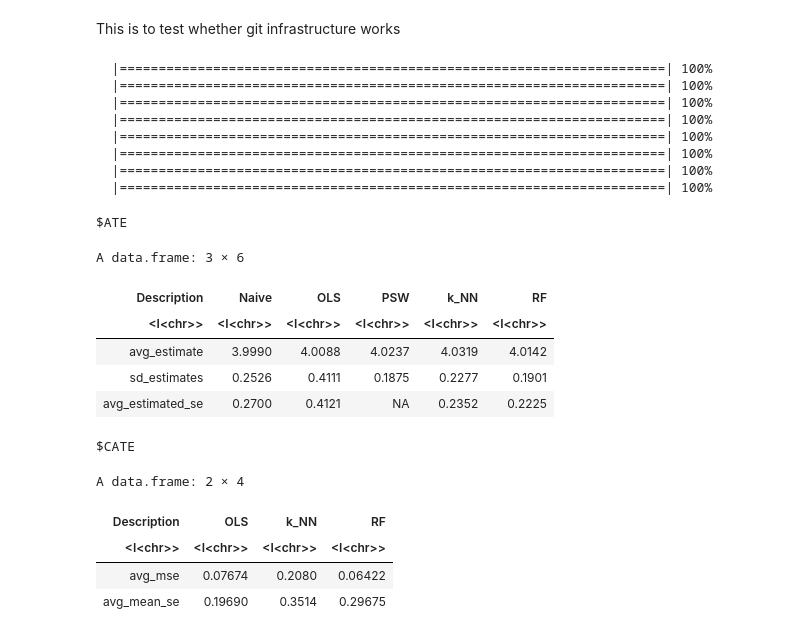
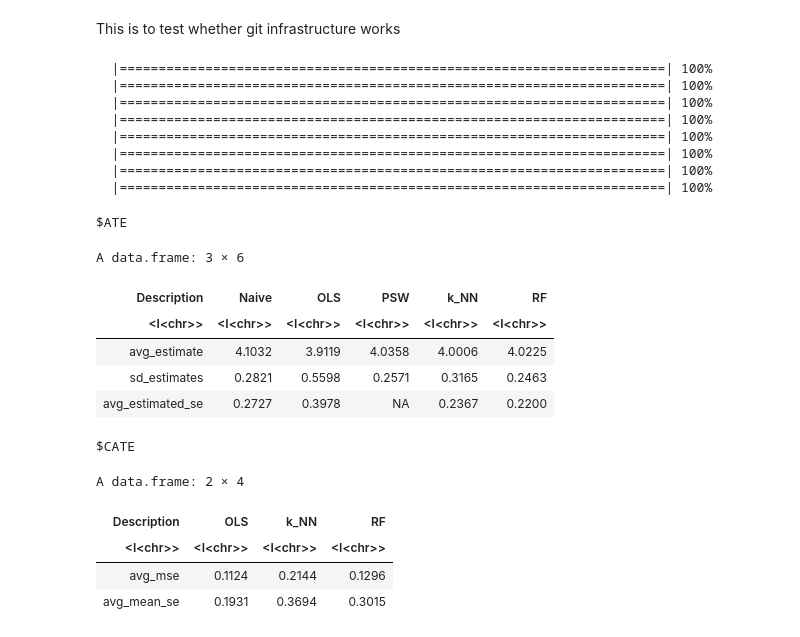
Before and after one commit to timmens/student-project-timmens, a Jupyter notebook: Simulation_Study/simulation_study.ipynb, the cells around one changed output. Cells and saved outputs as stored; diff of their text form; code cells hidden in the pictures.

```diff
--- a/Simulation_Study/simulation_study.ipynb
+++ b/Simulation_Study/simulation_study.ipynb
@@ -225,30 +225,30 @@ x <- c("create_output_table.R", "create_output_table_JASA.R", "helper_functions\
 invisible(lapply(x, source))
 # %%
-create_output_table(n = 100, N = 100, B = 1000, k = 1, kC = 10, num_trees = 100,
+create_output_table(n = 100, N = 50, B = 000, k = 1, kC = 10, num_trees = 100,
                            het_linear = FALSE, random_assignment = TRUE,
                            non_linearY = FALSE, non_linearD = FALSE,
                            knn_se5 = TRUE, ols_se5 = TRUE, C_ols_se5 = TRUE,
                            C_knn_se5 = TRUE, boot5 = FALSE,
                            para = FALSE)
 # %% [output]
   |======================================================================| 100%
   |======================================================================| 100%
   |======================================================================| 100%
   |======================================================================| 100%
   |======================================================================| 100%
   |======================================================================| 100%
   |======================================================================| 100%
   |======================================================================| 100%
 $ATE
 A data.frame: 3 × 6
 | Description | Naive | OLS | PSW | k_NN | RF |
 | <I<chr>> | <I<chr>> | <I<chr>> | <I<chr>> | <I<chr>> | <I<chr>> |
-| avg_estimate | 3.9990 | 4.0088 | 4.0237 | 4.0319 | 4.0142 |
-| sd_estimates | 0.2526 | 0.4111 | 0.1875 | 0.2277 | 0.1901 |
-| avg_estimated_se | 0.2700 | 0.4121 | NA | 0.2352 | 0.2225 |
+| avg_estimate | 4.1032 | 3.9119 | 4.0358 | 4.0006 | 4.0225 |
+| sd_estimates | 0.2821 | 0.5598 | 0.2571 | 0.3165 | 0.2463 |
+| avg_estimated_se | 0.2727 | 0.3978 | NA | 0.2367 | 0.2200 |
 $CATE
 A data.frame: 2 × 4
 | Description | OLS | k_NN | RF |
 | <I<chr>> | <I<chr>> | <I<chr>> | <I<chr>> |
-| avg_mse | 0.07674 | 0.2080 | 0.06422 |
-| avg_mean_se | 0.19690 | 0.3514 | 0.29675 |
+| avg_mse | 0.1124 | 0.2144 | 0.1296 |
+| avg_mean_se | 0.1931 | 0.3694 | 0.3015 |
```
Also changed, not shown: parts of 5 cells of this notebook, 1 other file.
